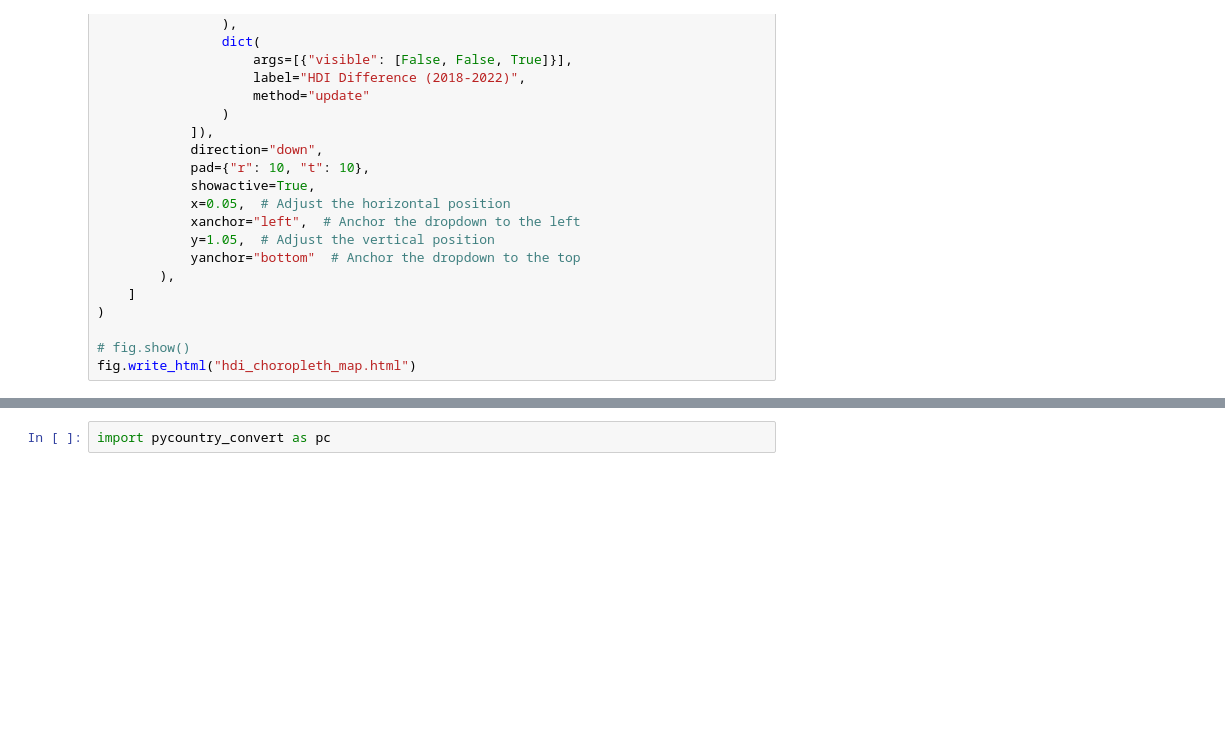
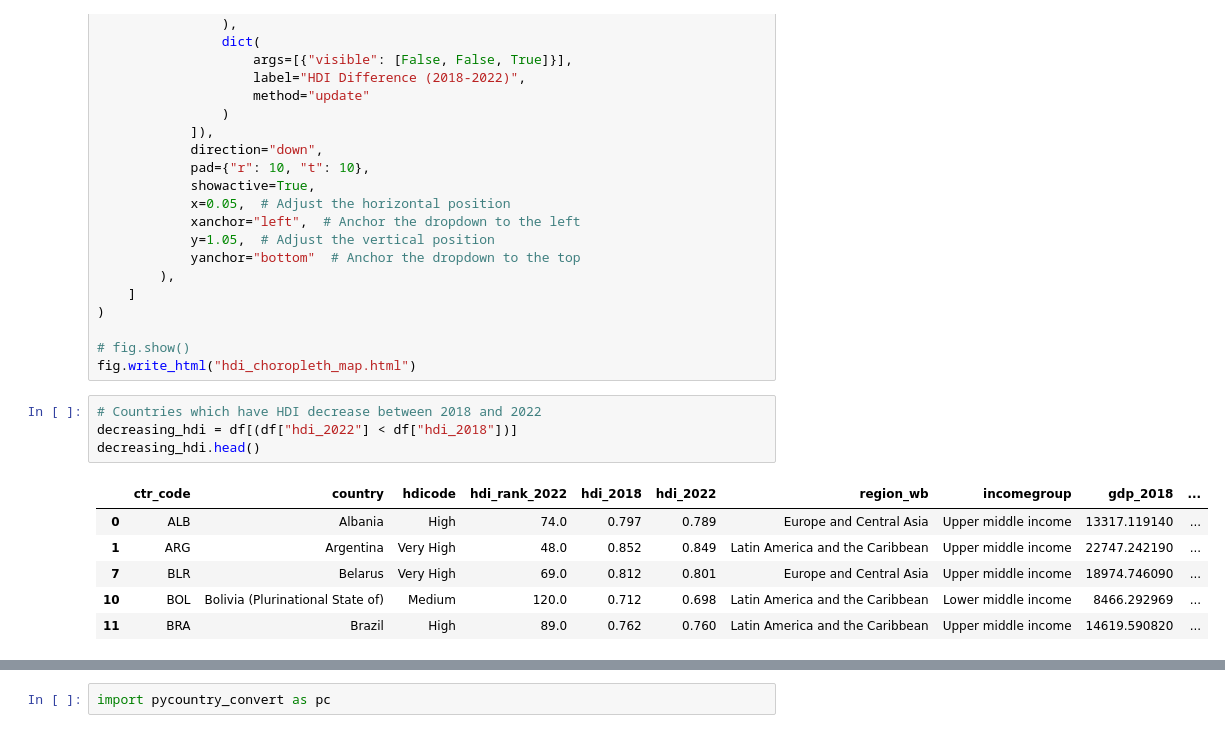
Before and after one commit to sam-chen4/project-3-global-wealth-inequality, a Jupyter notebook: main.ipynb, the cells around one changed output, grey strips where cells are left out. Saved outputs shown, nothing was run; the diff lists cells and outputs as text; blank space fills up the shorter version.

```diff
--- a/main.ipynb
+++ b/main.ipynb
@@ -234,3 +242,14 @@ fig.update_layout(
 
 # fig.show()
 fig.write_html("hdi_choropleth_map.html")
+# %%
+# Countries which have HDI decrease between 2018 and 2022
+decreasing_hdi = df[(df["hdi_2022"] < df["hdi_2018"])]
+decreasing_hdi.head()
+# %% [output]
+|  | ctr_code | country | hdicode | hdi_rank_2022 | hdi_2018 | hdi_2022 | region_wb | incomegroup | gdp_2018 | ... |
+| 0 | ALB | Albania | High | 74.0 | 0.797 | 0.789 | Europe and Central Asia | Upper middle income | 13317.119140 | ... |
+| 1 | ARG | Argentina | Very High | 48.0 | 0.852 | 0.849 | Latin America and the Caribbean | Upper middle income | 22747.242190 | ... |
+| 7 | BLR | Belarus | Very High | 69.0 | 0.812 | 0.801 | Europe and Central Asia | Upper middle income | 18974.746090 | ... |
+| 10 | BOL | Bolivia (Plurinational State of) | Medium | 120.0 | 0.712 | 0.698 | Latin America and the Caribbean | Lower middle income | 8466.292969 | ... |
+| 11 | BRA | Brazil | High | 89.0 | 0.762 | 0.760 | Latin America and the Caribbean | Upper middle income | 14619.590820 | ... |
```
Also changed, not shown: parts of 11 cells of this notebook, 1 other file.
